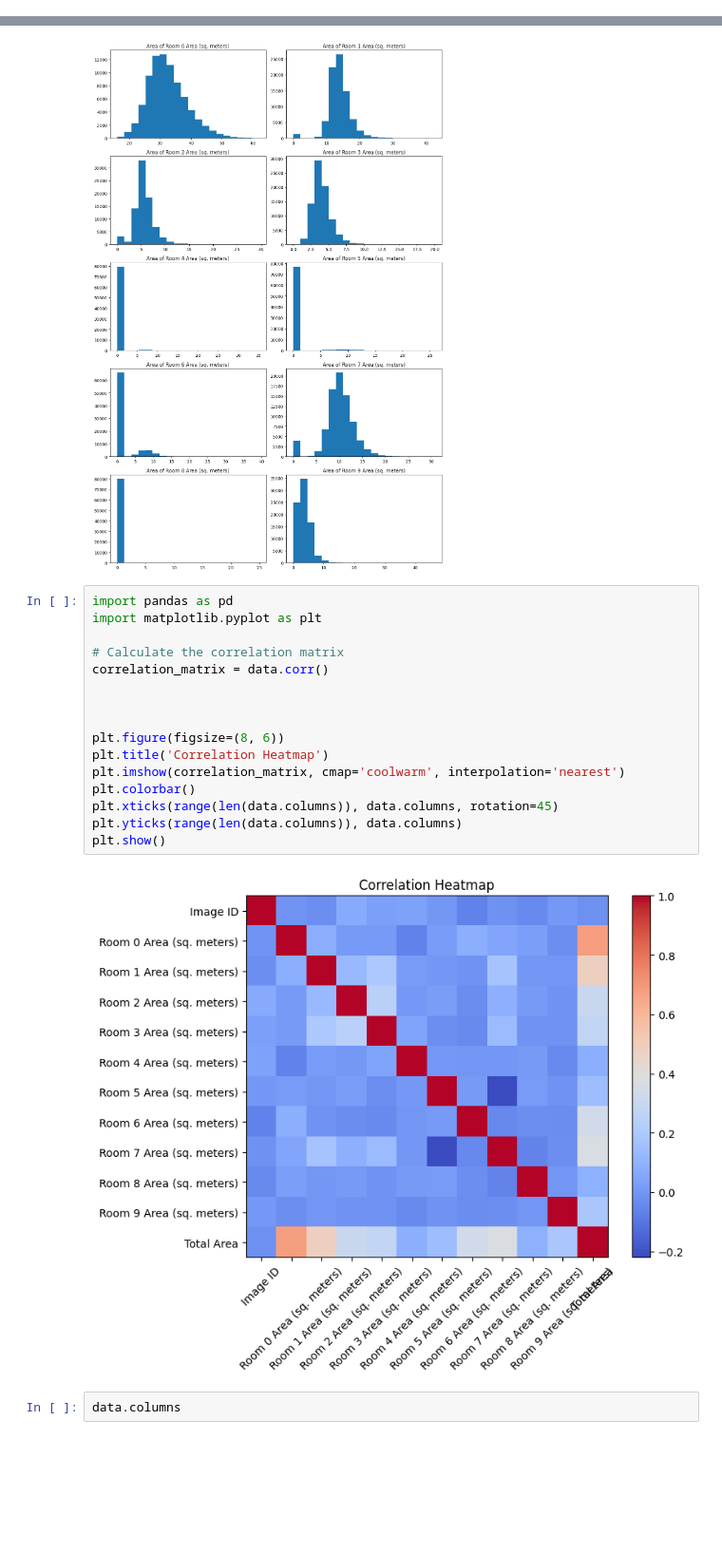
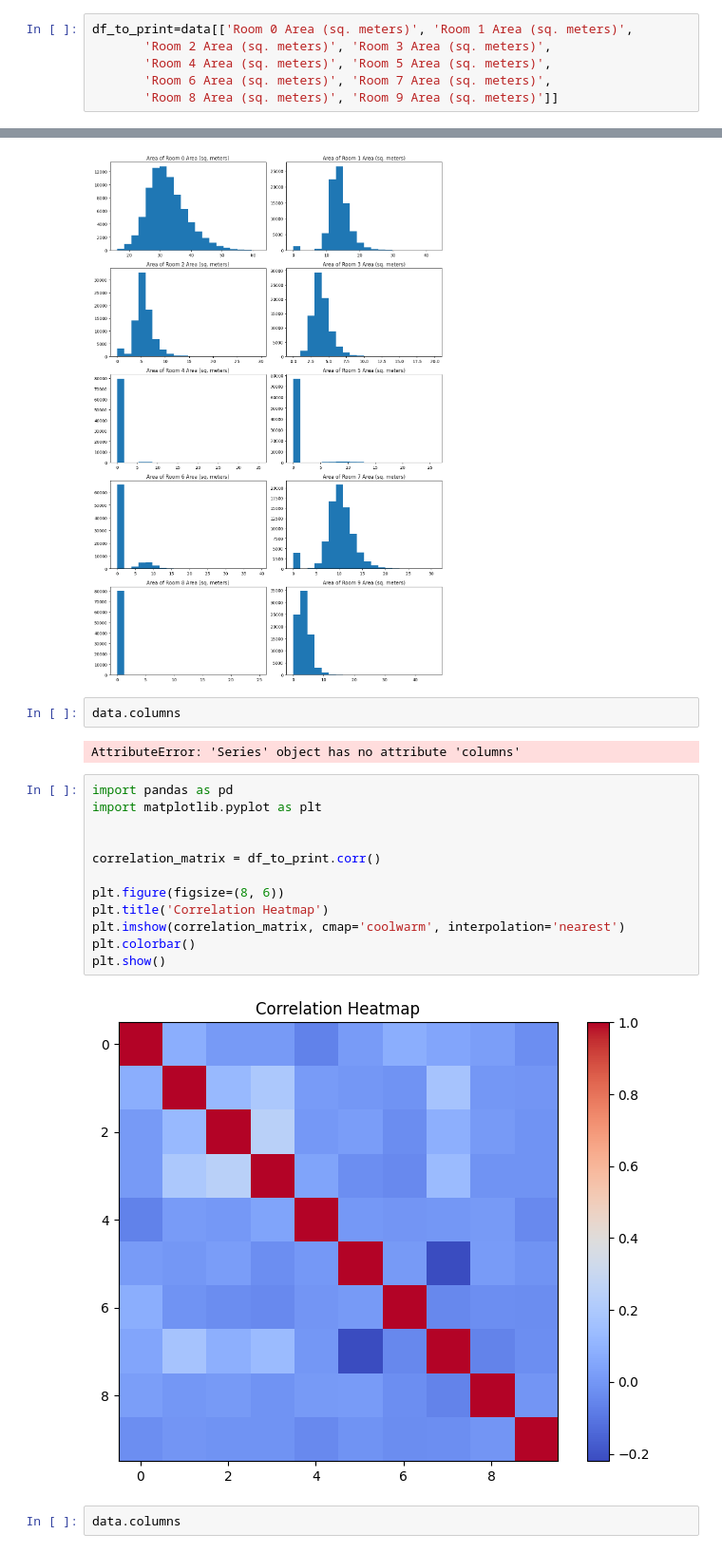
Before and after one commit to visa-boys/Phase1, a Jupyter notebook: filtration_final.ipynb, the cells around one changed output, grey strips where cells are left out. Shown at 95% size. Cells and saved outputs as stored; diff of their text form; blank space fills up the shorter version.

```diff
--- a/filtration_final.ipynb
+++ b/filtration_final.ipynb
@@ -152,0 +168,6 @@ Weibull Equation: f(x) = (2.734345977198688/16.13106959775889) * (x/16.131069597
+# %%
+df_to_print=data[['Room 0 Area (sq. meters)', 'Room 1 Area (sq. meters)',
+       'Room 2 Area (sq. meters)', 'Room 3 Area (sq. meters)',
+       'Room 4 Area (sq. meters)', 'Room 5 Area (sq. meters)',
+       'Room 6 Area (sq. meters)', 'Room 7 Area (sq. meters)',
+       'Room 8 Area (sq. meters)', 'Room 9 Area (sq. meters)']]
@@ -220,24 +297,24 @@ plt.tight_layout()
 plt.show()
 # %% [output]
 [figure]
+# %%
+data.columns
+# %% [output]
+AttributeError: 'Series' object has no attribute 'columns'
 # %%
 import pandas as pd
 import matplotlib.pyplot as plt
 
-# Calculate the correlation matrix
-correlation_matrix = data.corr()
 
-
+correlation_matrix = df_to_print.corr()
 
 plt.figure(figsize=(8, 6))
 plt.title('Correlation Heatmap')
 plt.imshow(correlation_matrix, cmap='coolwarm', interpolation='nearest')
 plt.colorbar()
-plt.xticks(range(len(data.columns)), data.columns, rotation=45)
-plt.yticks(range(len(data.columns)), data.columns)
 plt.show()
 # %% [output]
-[figure, old version]
+[figure, new version]
 # %%
 data.columns
 # %% [output]
```
Also changed, not shown: parts of 33 cells of this notebook, 1 other file.
